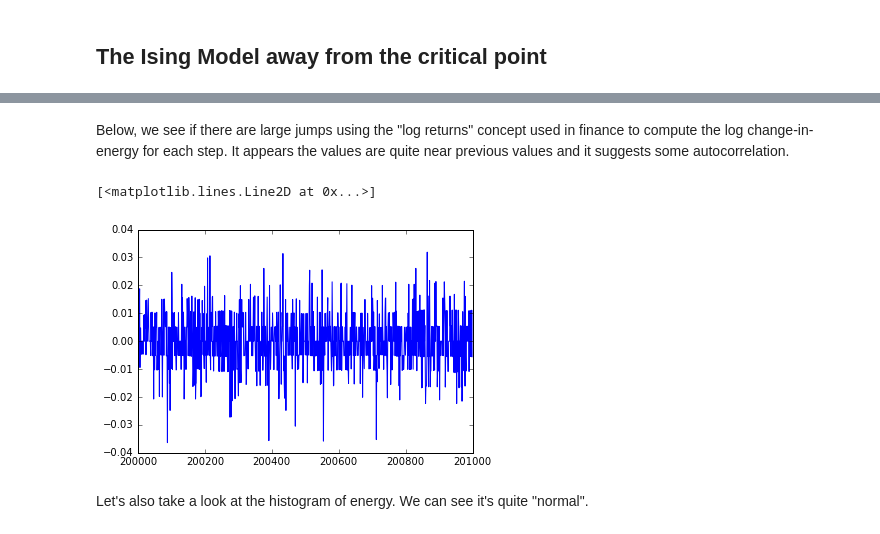
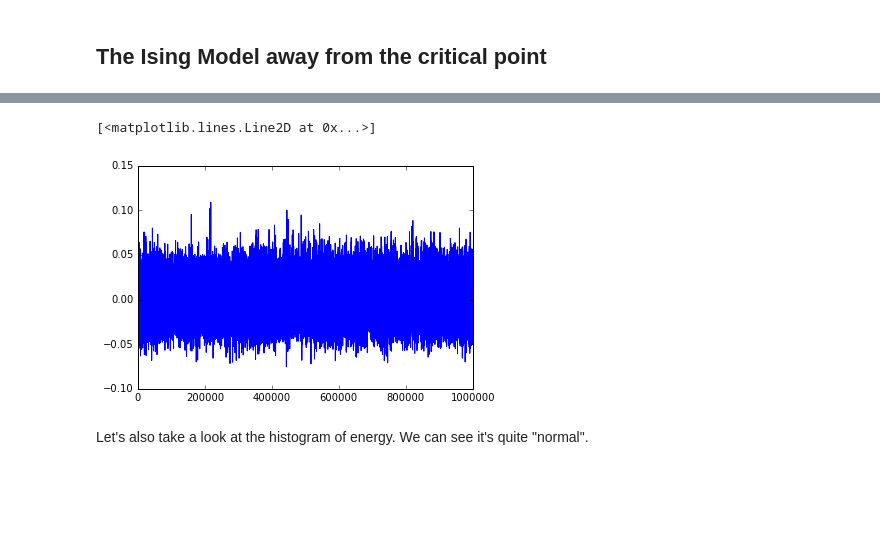
Before and after one commit to jfarid27/CFP-Simplified, a Jupyter notebook: Econophysics Presentation Notebook.ipynb, the cells around one changed output, grey strips where cells are left out. Drawn from its saved outputs; the diff is of its cells as text; code cells hidden in the pictures; blank space fills up the shorter version.

```diff
--- a/Econophysics Presentation Notebook.ipynb
+++ b/Econophysics Presentation Notebook.ipynb
@@ -50,9 +50,7 @@ plt.plot(isingSliceEnergy)
-# %% [markdown]
-Below, we see if there are large jumps using the "log returns" concept used in finance to compute the log change-in-energy for each step. It appears the values are quite near previous values and it suggests some autocorrelation.
 # %%
-plt.plot(stats.computeLogReturns(isingSliceEnergy[:-1], isingSliceEnergy[1:]))
+plt.plot(stats.computeLogReturns(ising['energy'][:-1], ising['energy'][1:]))
 # %% [output]
 [<matplotlib.lines.Line2D at 0x...>]
-[figure, old version]
+[figure, new version]
 # %% [markdown]
 Let's also take a look at the histogram of energy. We can see it's quite "normal".
```
Also changed, not shown: parts of 31 cells of this notebook.
